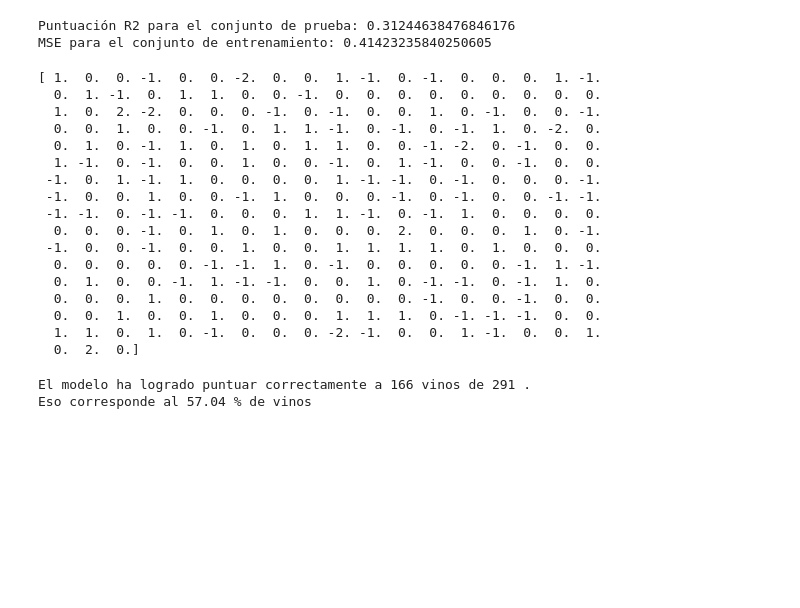
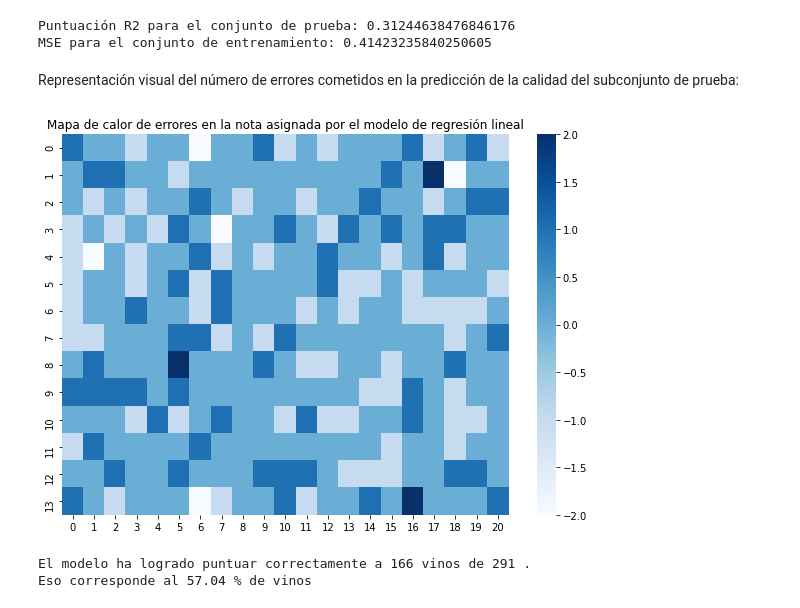
Before and after one commit to jpripen/UOC_TCVD_PRAC_2, a Jupyter notebook: PRAC_2.ipynb, the cells around one changed output. Cells and saved outputs as stored; diff of their text form; code cells hidden in the pictures; blank space fills up the shorter version.

```diff
--- a/PRAC_2.ipynb
+++ b/PRAC_2.ipynb
@@ -515,25 +537,19 @@ Puntuación R2 para el conjunto de prueba: 0.31244638476846176
 MSE para el conjunto de entrenamiento: 0.41423235840250605
 # %%
 dif=(np.around(y_pred_reg,0)-np.array(y_te_reg))
-print(dif)
-# %% [output]
-[ 1.  0.  0. -1.  0.  0. -2.  0.  0.  1. -1.  0. -1.  0.  0.  0.  1. -1.
-  0.  1. -1.  0.  1.  1.  0.  0. -1.  0.  0.  0.  0.  0.  0.  0.  0.  0.
-  1.  0.  2. -2.  0.  0.  0. -1.  0. -1.  0.  0.  1.  0. -1.  0.  0. -1.
-  0.  0.  1.  0.  0. -1.  0.  1.  1. -1.  0. -1.  0. -1.  1.  0. -2.  0.
-  0.  1.  0. -1.  1.  0.  1.  0.  1.  1.  0.  0. -1. -2.  0. -1.  0.  0.
-  1. -1.  0. -1.  0.  0.  1.  0.  0. -1.  0.  1. -1.  0.  0. -1.  0.  0.
- -1.  0.  1. -1.  1.  0.  0.  0.  0.  1. -1. -1.  0. -1.  0.  0.  0. -1.
- -1.  0.  0.  1.  0.  0. -1.  1.  0.  0.  0. -1.  0. -1.  0.  0. -1. -1.
- -1. -1.  0. -1. -1.  0.  0.  0.  1.  1. -1.  0. -1.  1.  0.  0.  0.  0.
-  0.  0.  0. -1.  0.  1.  0.  1.  0.  0.  0.  2.  0.  0.  0.  1.  0. -1.
- -1.  0.  0. -1.  0.  0.  1.  0.  0.  1.  1.  1.  1.  0.  1.  0.  0.  0.
-  0.  0.  0.  0.  0. -1. -1.  1.  0. -1.  0.  0.  0.  0.  0. -1.  1. -1.
-  0.  1.  0.  0. -1.  1. -1. -1.  0.  0.  1.  0. -1. -1.  0. -1.  1.  0.
-  0.  0.  0.  1.  0.  0.  0.  0.  0.  0.  0.  0. -1.  0.  0. -1.  0.  0.
-  0.  0.  1.  0.  0.  1.  0.  0.  0.  1.  1.  1.  0. -1. -1. -1.  0.  0.
-  1.  1.  0.  1.  0. -1.  0.  0.  0. -2. -1.  0.  0.  1. -1.  0.  0.  1.
-  0.  2.  0.]
+# %%
+dif_2=np.append(dif,np.empty(3))
+# %%
+dif_2=np.reshape(dif_2,[14,21])
+# %% [markdown]
+Representación visual del número de errores cometidos en la predicción de la calidad del subconjunto de prueba:
+# %%
+plt.figure(figsize = (10, 7))
+sns.heatmap(dif_2, cmap=("Blues"), fmt='d', cbar=True)
+plt.title("Mapa de calor de errores en la nota asignada por el modelo de regresión lineal")
+plt.show()
+# %% [output]
+[figure, added]
 # %%
 reg_corr=len(dif)-np.count_nonzero(dif)
 
```
Also changed, not shown: parts of 15 cells of this notebook, 1 other file.
